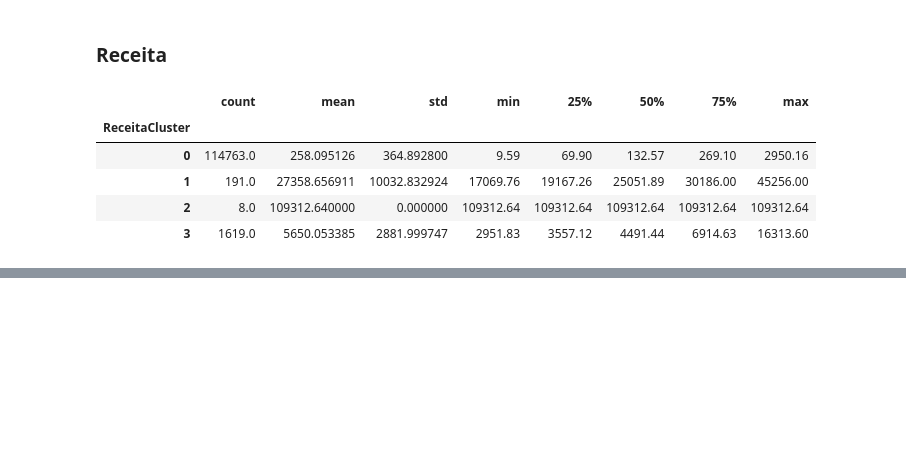
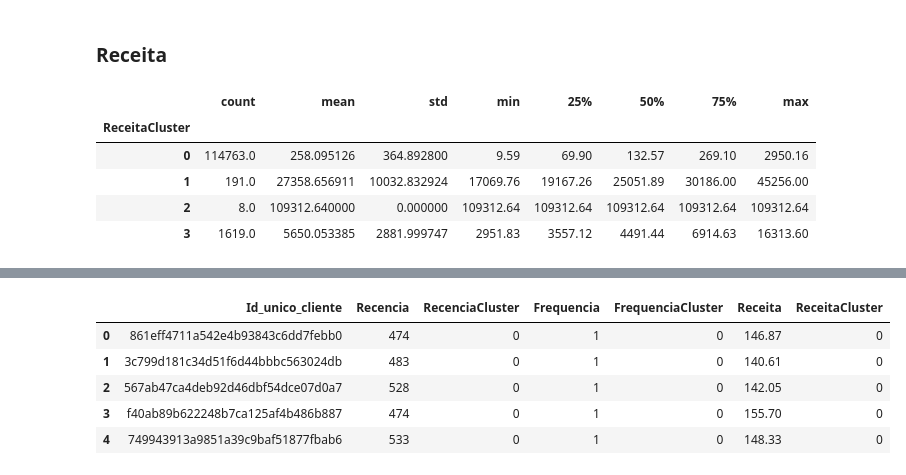
Before and after one commit to thayannefranca/Segmentacao_de_Clientes, a Jupyter notebook: clusterizacao.ipynb, the cells around one changed output, grey strips where cells are left out. Saved outputs shown, nothing was run; the diff lists cells and outputs as text; code cells hidden in the pictures; blank space fills up the shorter version.

```diff
--- a/clusterizacao.ipynb
+++ b/clusterizacao.ipynb
@@ -271,0 +288,9 @@ df_usuario.groupby('ReceitaCluster')['pagamento_valor'].describe()
+# %%
+df_final.head()
+# %% [output]
+|  | Id_unico_cliente | Recencia | RecenciaCluster | Frequencia | FrequenciaCluster | Receita | ReceitaCluster |
+| 0 | 861eff4711a542e4b93843c6dd7febb0 | 474 | 0 | 1 | 0 | 146.87 | 0 |
+| 1 | 3c799d181c34d51f6d44bbbc563024db | 483 | 0 | 1 | 0 | 140.61 | 0 |
+| 2 | 567ab47ca4deb92d46dbf54dce07d0a7 | 528 | 0 | 1 | 0 | 142.05 | 0 |
+| 3 | f40ab89b622248b7ca125af4b486b887 | 474 | 0 | 1 | 0 | 155.70 | 0 |
+| 4 | 749943913a9851a39c9baf51877fbab6 | 533 | 0 | 1 | 0 | 148.33 | 0 |
```
Also changed, not shown: parts of 8 cells of this notebook, 1 other file.
